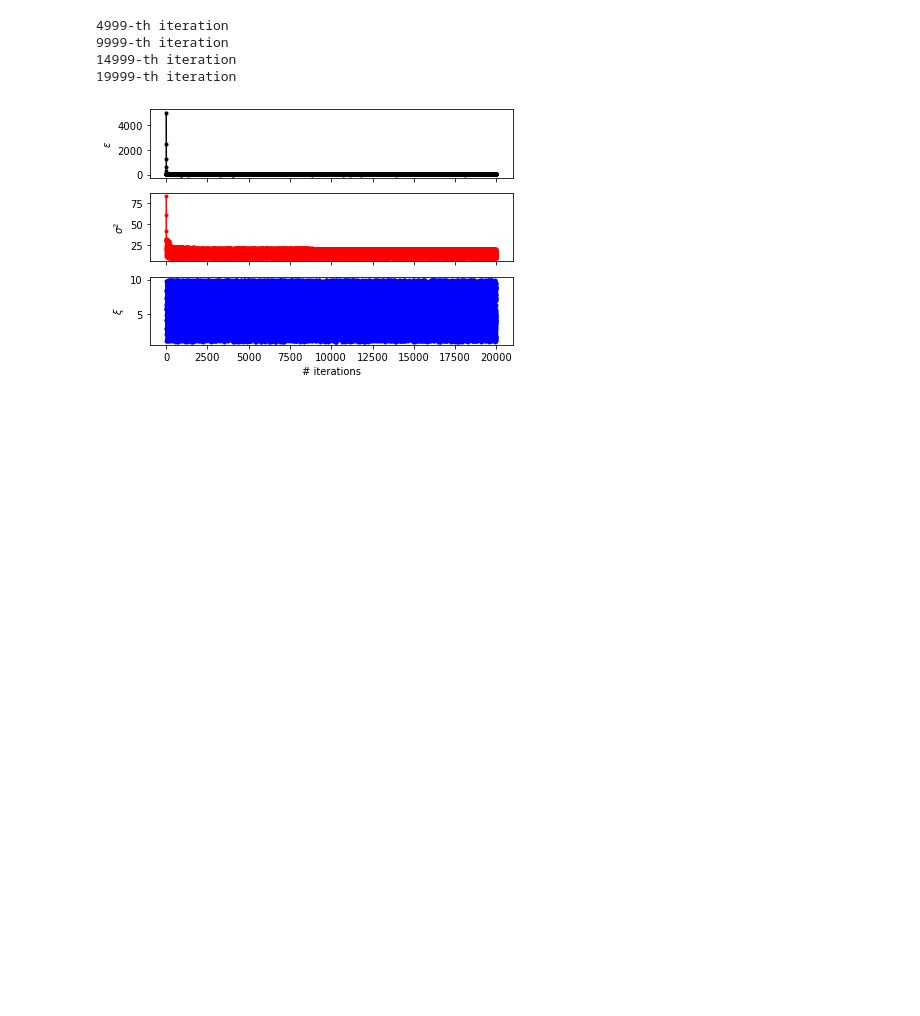
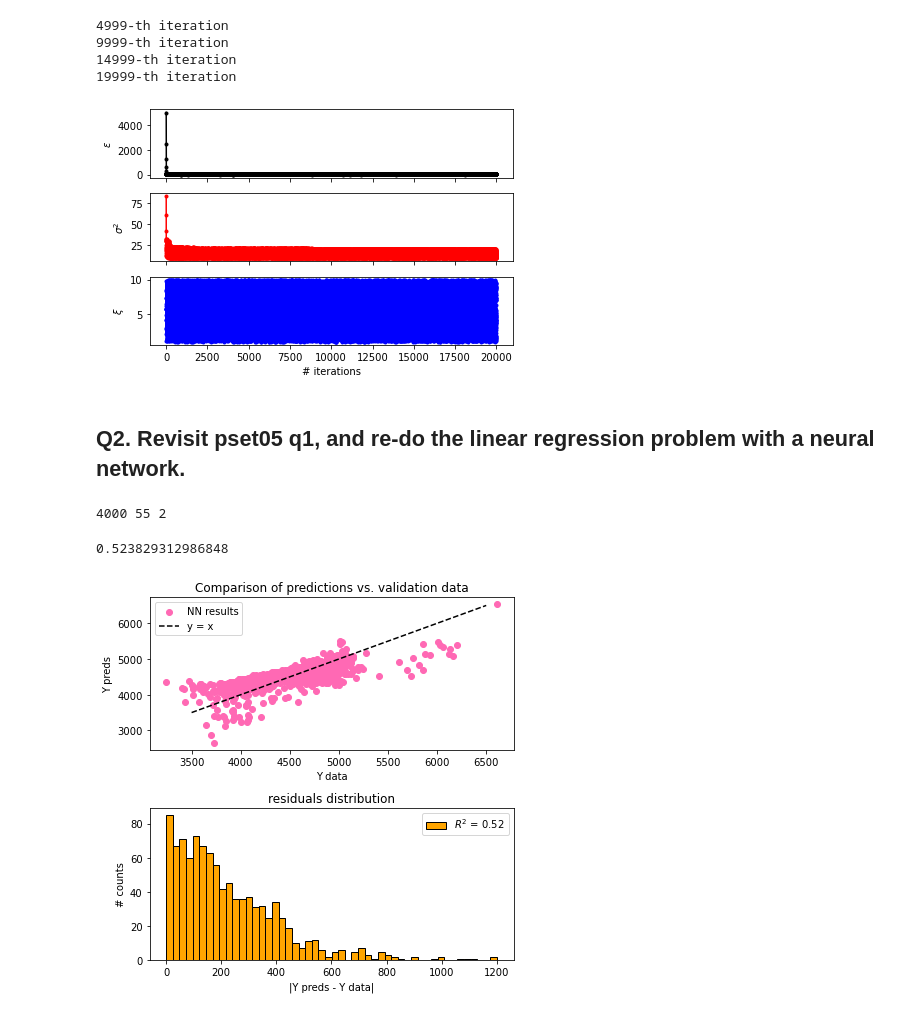
Before and after one commit to jabacousnac/Data-Science-for-Physics-Homework, a Jupyter notebook: pset06_ABC_and_Neural_Networks.ipynb, the cells around one changed output. Saved outputs shown, nothing was run; the diff lists cells and outputs as text; code cells hidden in the pictures; blank space fills up the shorter version.

Commit message:
q02 nn problem done

```diff
--- a/pset06_ABC_and_Neural_Networks.ipynb
+++ b/pset06_ABC_and_Neural_Networks.ipynb
@@ -106,3 +106,5 @@ plt.tight_layout()
 14999-th iteration
 19999-th iteration
 [figure]
+# %% [markdown]
+## Q2. Revisit pset05 q1, and re-do the linear regression problem with a neural network.
@@ -108,0 +134,45 @@ plt.tight_layout()
+# %%
+from sklearn.neural_network import MLPRegressor
+from sklearn.datasets import make_regression
+from sklearn.model_selection import train_test_split
+
+nsamples, nx, ny = X_data_train.shape
+print(nsamples, nx, ny)
+d2_X_train = X_data_train.reshape((nsamples, nx*ny))
+regr = MLPRegressor(random_state=1, max_iter=3000).fit(d2_X_train, Y_data_train)
+# %% [output]
+4000 55 2
+# %%
+nsamples, nx, ny = X_data_val.shape
+d2_X_val = X_data_val.reshape((nsamples, nx*ny))
+regr.predict(d2_X_val)
+regr.score(d2_X_val, Y_data_val)
+# %% [output]
+0.523829312986848
+# %%
+fig, [ax0, ax1] = plt.subplots(2, figsize = (6, 6))
+
+Y = Y_data_val.flatten()
+Y_hat = regr.predict(d2_X_val)
+
+res = abs(Y-Y_hat)
+SSR = np.sum(res**2) #sum of squares of residuals
+SST = np.sum((Y[i] - np.mean(Y_hat))**2 for i in range(len(Y))) #total sum of squares
+R_sq = 1-SSR/SST
+
+ax0.scatter(Y, Y_hat, marker = 'o', c = 'hotpink', label = 'NN results')
+ax0.plot([3500, 6500], [3500, 6500], 'k--', label = 'y = x')
+ax1.hist(res, bins = 50, color = "orange", ec="black", \
+             label='$R^2$ = {}'.format(np.round(R_sq,2)))
+ax1.legend()
+ax1.set_ylabel('# counts')
+ax1.set_xlabel('|Y preds - Y data|')
+
+ax0.legend()
+ax0.set_title('Comparison of predictions vs. validation data')
+ax1.set_title('residuals distribution')
+ax0.set_xlabel(r'Y data')
+_=ax0.set_ylabel(r'Y preds')
+plt.tight_layout()
+# %% [output]
+[figure, added]
```
Also changed, not shown: parts of 2 cells of this notebook.
